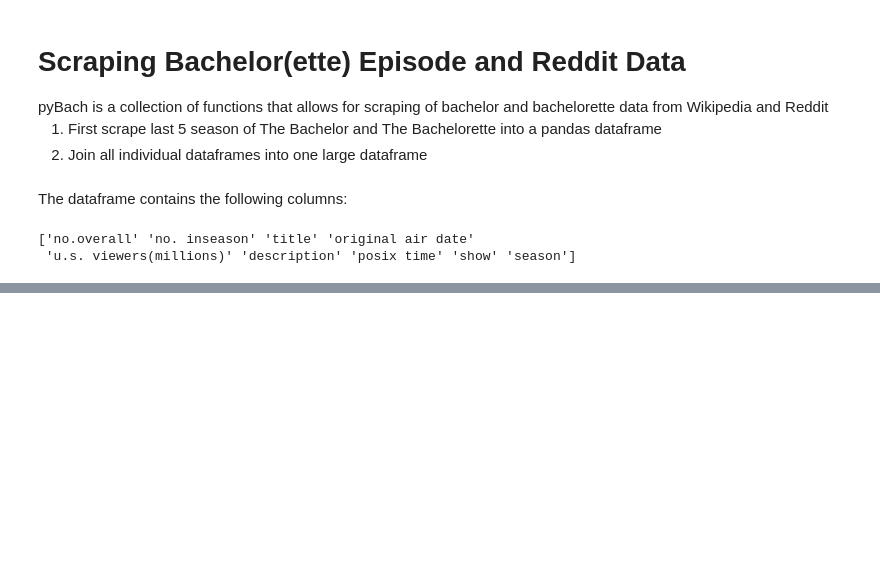
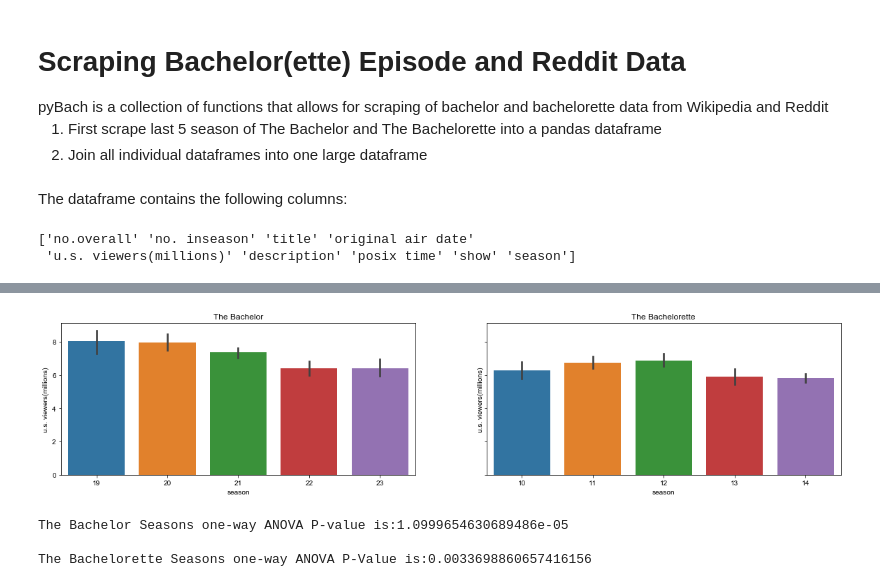
Before and after one commit to jlaw8504/alphaPRAW, a Jupyter notebook: Bachelor Analysis.ipynb, the cells around one changed output, grey strips where cells are left out. Cells and saved outputs as stored; diff of their text form; code cells hidden in the pictures; blank space fills up the shorter version.

```diff
--- a/Bachelor Analysis.ipynb
+++ b/Bachelor Analysis.ipynb
@@ -10,11 +11,14 @@ pyBach is a collection of functions that allows for scraping of bachelor and bac
     <li>Join all individual dataframes into one large dataframe</li>
 # %%
 dfList = []
-for y in range(19, 24):
-    dfList.append(pyBach.scrapeWikiEpiTable(y))
+bachSeasons = range(19,24)
+etteSeasons = range(10,15)
 
-for x in range(10,15):
-    dfList.append(pyBach.scrapeWikiEpiTable(x, show='bachelorette'))
+for bachSeason in bachSeasons:
+    dfList.append(pyBach.scrapeWikiEpiTable(bachSeason))
+
+for etteSeason in etteSeasons:
+    dfList.append(pyBach.scrapeWikiEpiTable(etteSeason, show='bachelorette'))
 
 df = pd.concat(dfList)
 # %% [markdown]
@@ -47,0 +36,27 @@ There seems to be some periodicity to the viewing pattern. Lets breakdown the in
+# %%
+df = pyBach.filterData(df)
+# %%
+fig, (ax1, ax2) = plt.subplots(ncols=2, sharey=True)
+fig.set_figwidth(20)
+dfBach = df[df['show'] == 'bachelor']
+dfEtte = df[df['show'] == 'bachelorette']
+sns.barplot(x=dfBach['season'], y=dfBach['u.s. viewers(millions)'], ax=ax1, ci=95)
+sns.barplot(x=dfEtte['season'], y=dfEtte['u.s. viewers(millions)'], ax=ax2, ci=95)
+ax1.set_title('The Bachelor')
+ax2.set_title('The Bachelorette')
+
+sns.set(style='whitegrid')
+# %% [output]
+[figure, added]
+# %%
+#Run a one-way anova on views to be sure
+import scipy.stats as stats
+
+f, p = stats.f_oneway(*[dfBach.loc[dfBach.season == x, 'u.s. viewers(millions)'] for x in range(19,24)])
+print('The Bachelor Season''s one-way ANOVA P-value is:' + str(p) + '\n')
+f, p = stats.f_oneway(*[dfEtte.loc[dfEtte.season == x, 'u.s. viewers(millions)'] for x in range(10,15)])
+print('The Bachelorette Season''s one-way ANOVA P-Value is:' + str(p) + '\n')
+# %% [output]
+The Bachelor Seasons one-way ANOVA P-value is:1.0999654630689486e-05
+
+The Bachelorette Seasons one-way ANOVA P-Value is:0.0033698860657416156
```
Also changed, not shown: parts of 15 cells of this notebook, 1 other file.
